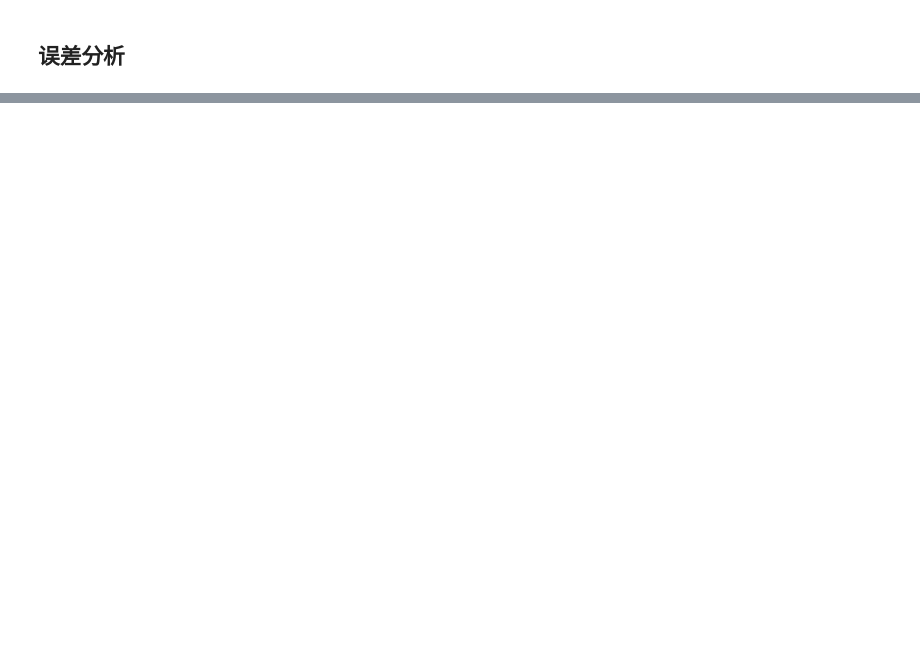
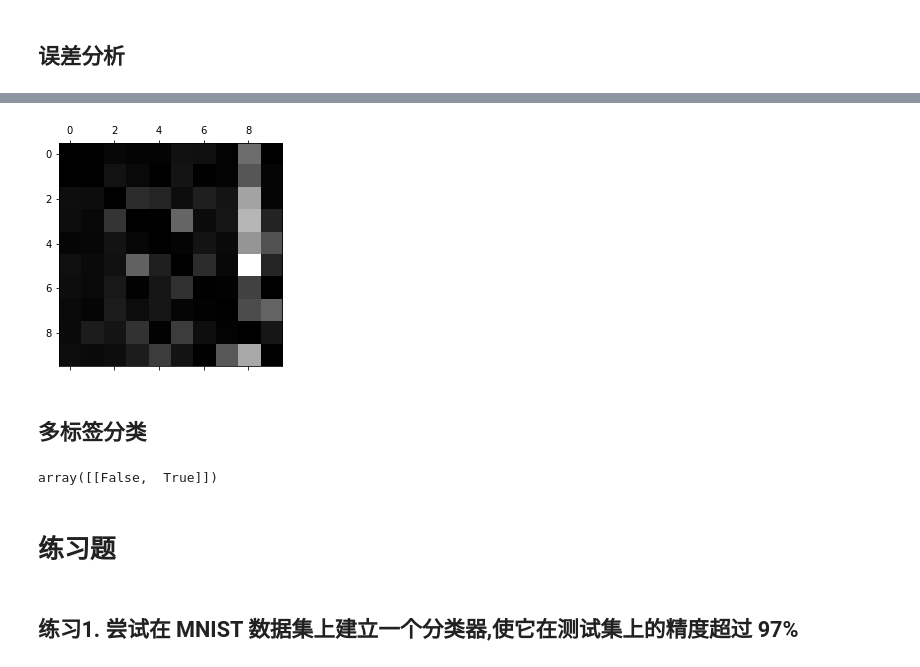
Before and after one commit to Zhuxy/hands-on-ml, a Jupyter notebook: chapter3 - mnist.ipynb, the cells around one changed output, grey strips where cells are left out. Drawn from its saved outputs; the diff is of its cells as text; code cells hidden in the pictures; blank space fills up the shorter version.

```diff
--- a/chapter3 - mnist.ipynb
+++ b/chapter3 - mnist.ipynb
@@ -225,2 +225,12 @@ array([0.94096181, 0.94144707, 0.94014102])
 # %% [markdown]
 ## 误差分析
+# %%
+# 生成多分类器的混淆矩阵
+y_train_pred = cross_val_predict(sgd_clf, X_train_scaled, y_train, cv=3)
+conf_mx = confusion_matrix(y_train, y_train_pred)
+
+# 将混淆矩阵当做灰度图来显示
+plt.matshow(conf_mx, cmap=plt.cm.gray)
+plt.show()
+
+# 对角线上为预测正确的数量
@@ -226,0 +239,24 @@ array([0.94096181, 0.94144707, 0.94014102])
+# %%
+# 统计误分类的数据
+row_sums = conf_mx.sum(axis=1, keepdims=True) # axis=1是混淆矩阵里的纵列, 纵列的求和既为每个分类实际的总数
+norm_conf_mx = conf_mx / row_sums # 混淆矩阵每个数字除以总数既为错误率
+np.fill_diagonal(norm_conf_mx, 0) # 对角线填0, 不关注正确分类
+plt.matshow(norm_conf_mx, cmap=plt.cm.gray)
+plt.show()
+# %% [output]
+[figure, added]
+# %% [markdown]
+## 多标签分类
+# %%
+# k邻近分类器支持多标签分类
+from sklearn.neighbors import KNeighborsClassifier
+y_train_large = (y_train >= 7) # 是否为大于等于7的数
+y_train_odd = (y_train % 2 == 1) # 是否为奇数
+y_multilabel = np.c_[y_train_large, y_train_odd] # 将两个标签合并
+
+knn_clf = KNeighborsClassifier()
+knn_clf.fit(X_train, y_multilabel)
+
+knn_clf.predict([some_digit])
+# %% [output]
+array([[False,  True]])
@@ -226,0 +267,4 @@ array([0.94096181, 0.94144707, 0.94014102])
+# %% [markdown]
+# 练习题
+# %% [markdown]
+## 练习1. 尝试在 MNIST 数据集上建立一个分类器,使它在测试集上的精度超过 97%
```
Also changed, not shown: parts of 17 cells of this notebook, 1 other file.
